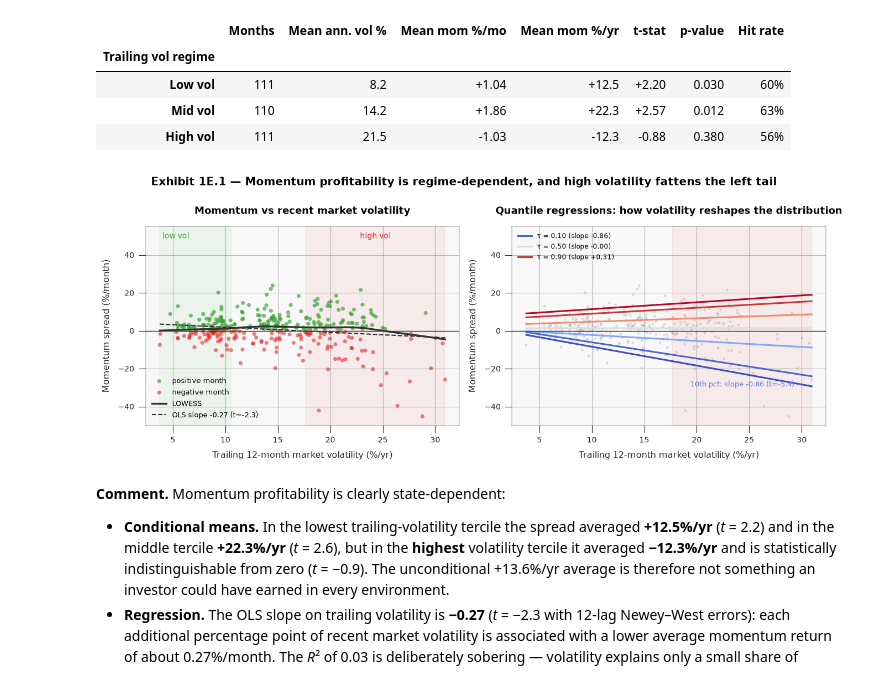
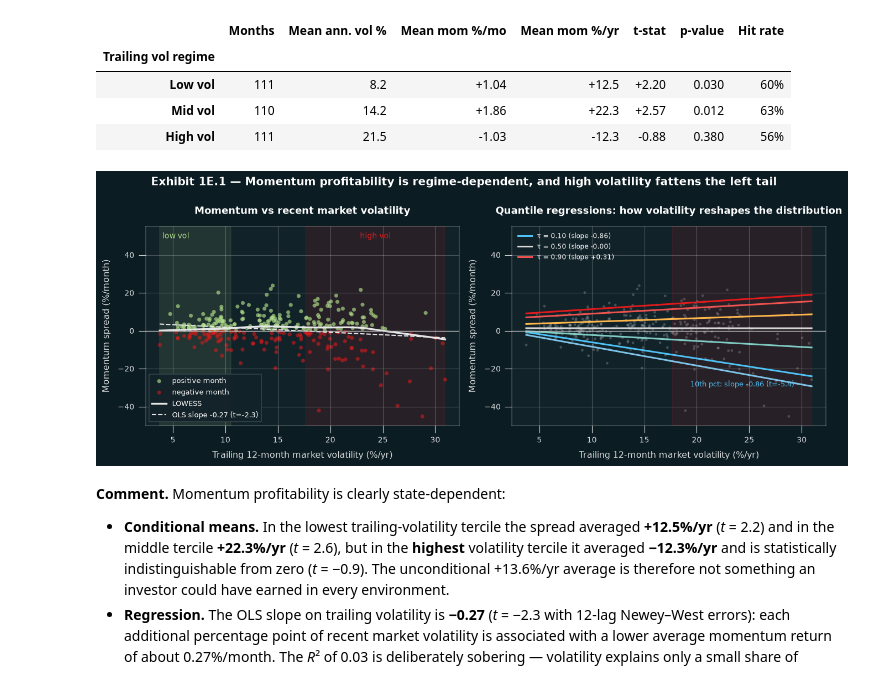
Before and after one commit to Prolead1/goldman2, a Jupyter notebook: notebooks/part1-factor-investing.ipynb, the cells around one changed output. Cells and saved outputs as stored; diff of their text form; code cells hidden in the pictures.

```diff
--- a/notebooks/part1-factor-investing.ipynb
+++ b/notebooks/part1-factor-investing.ipynb
@@ -151,15 +161,15 @@ for i, (factor, label) in enumerate(FACTORS.items()):
         c = colours[row["Period"]]
         ci = 1.96 * se
         ax.errorbar(m, y, xerr=ci, fmt="o", color=c, markersize=9,
-                    capsize=4, lw=2, markeredgecolor="white", markeredgewidth=1.0, zorder=3)
+                    capsize=4, lw=2, markeredgecolor=PANEL, markeredgewidth=1.0, zorder=3)
         lx = m + ci + 0.7 if j == 0 else m - ci - 0.7
         ax.text(lx, y, f"t={row['t-stat']:.2f}", ha="left" if j == 0 else "right", va="center",
                 fontsize=9.5, color=c, fontweight="bold", zorder=4,
-                bbox=dict(facecolor="white", edgecolor="none", alpha=0.85, pad=1.2))
+                bbox=dict(facecolor=PANEL, edgecolor="none", alpha=0.9, pad=1.2))
     ax.plot(stats_row["Ann. mean %/yr"], [i + 0.16, i - 0.16],
-            color="#BBBBBB", lw=1.4, zorder=1)
+            color="#7A8A92", lw=1.4, zorder=1)
 
-ax.axvline(0, color="#555555", lw=1.1, ls="--")
+ax.axvline(0, color="#C0C0C0", lw=1.1, ls="--")
 ax.set_yticks(range(len(FACTORS)), [FACTORS[f] for f in FACTORS])
 ax.set_xlabel("Annualised arithmetic mean premium (%/yr); whiskers = 95% CI; labels = t-stat")
 ax.set_title("Exhibit 1A.1 — The size and value premia faded after publication day")
@@ -181,7 +191,7 @@ for ax, factor in zip(axes, factors):
     ax.fill_between(x, s, 0, where=s >= 0, color=C["pos"], alpha=0.20, interpolate=True)
     ax.fill_between(x, s, 0, where=s < 0, color=C["neg"], alpha=0.20, interpolate=True)
     ax.plot(x, s, color=C["neutral"], lw=2.0)
-    ax.axhline(0, color="#333333", lw=0.9)
+    ax.axhline(0, color="#C0C0C0", lw=0.9)
     ax.axvline(pd.Timestamp("1993-01-01"), color=C["momentum"], lw=1.4, ls="--")
     ax.set_ylabel("%/yr")
     ax.set_title(FACTORS[factor], loc="left", fontsize=11.5)
@@ -214,7 +224,7 @@ for ax, series, colour, title in [
     x = series.index.to_timestamp()
     ax.plot(x, series.cumsum(), color=colour, lw=2.0)
     ax.fill_between(x, series.cumsum(), color=colour, alpha=0.18)
-    ax.axhline(0, color="#333333", lw=0.9)
+    ax.axhline(0, color="#C0C0C0", lw=0.9)
     ax.set_title(title, fontsize=11.5)
     ax.set_ylabel("Cumulative spread (sum of monthly %)")
     ax.margins(x=0.01)
@@ -576,50 +587,52 @@ Table 1E.1 — Momentum profitability by trailing 12-month market-volatility ter
 fig, (ax1, ax2) = plt.subplots(1, 2, figsize=(12.2, 4.8))
 
 q33, q67 = vol.quantile([1/3, 2/3])
-ax1.axvspan(vol.min(), q33, color=C["pos"], alpha=0.06, zorder=0)
-ax1.axvspan(q67, vol.max(), color=C["neg"], alpha=0.06, zorder=0)
+ax1.axvspan(vol.min(), q33, color=C["pos"], alpha=0.10, zorder=0)
+ax1.axvspan(q67, vol.max(), color=C["neg"], alpha=0.10, zorder=0)
 ax1.text(q33 / 2, 52, "low vol", color=C["pos"], fontsize=9, ha="center", va="top")
 ax1.text((q67 + vol.max()) / 2, 52, "high vol", color=C["neg"], fontsize=9, ha="center", va="top")
 neg = mom_regime < 0
 ax1.scatter(vol[~neg], mom_regime[~neg], s=22, color=C["pos"], alpha=0.65, edgecolor="none", label="positive month")
 ax1.scatter(vol[neg], mom_regime[neg], s=22, color=C["neg"], alpha=0.55, edgecolor="none", label="negative month")
 line = lowess(mom_regime, vol, frac=0.45, return_sorted=True)
-ax1.plot(line[:, 0], line[:, 1], color="#333333", lw=2.2, label="LOWESS")
+ax1.plot(line[:, 0], line[:, 1], color="#E6E6E6", lw=2.2, label="LOWESS")
 vol_sorted = vol.sort_values()
 ax1.plot(vol_sorted, ols.params.iloc[0] + ols.params.iloc[1] * vol_sorted,
-         color="#333333", lw=1.4, ls="--", label=f"OLS slope {ols.params.iloc[1]:+.2f} (t={ols.tvalues.iloc[1]:.1f})")
-ax1.axhline(0, color="#333333", lw=0.9)
+         color="#E6E6E6", lw=1.4, ls="--", label=f"OLS slope {ols.params.iloc[1]:+.2f} (t={ols.tvalues.iloc[1]:.1f})")
+ax1.axhline(0, color="#C0C0C0", lw=0.9)
 ax1.set_xlabel("Trailing 12-month market volatility (%/yr)")
 ax1.set_ylabel("Momentum spread (%/month)")
 ax1.set_title("Momentum vs recent market volatility", fontsize=11.5)
 ax1.set_ylim(-50, 55)
-ax1.legend(fontsize=8.5, loc="lower left")
+ax1.legend(fontsize=8.5, loc="lower left", frameon=True, facecolor=PANEL,
+           edgecolor="#3A4A52", framealpha=0.92)
 
-cmap = plt.get_cmap("coolwarm")
+Q_COLOURS = {0.05: "#7FC4E8", 0.10: "#4FC3F7", 0.25: "#80CBC4",
+             0.50: "#D9D9D9", 0.75: "#FFB74D", 0.90: "#EF5350", 0.95: "#E31A1C"}
 xgrid = np.linspace(vol.min(), vol.max(), 60)
 for tau in taus:
-    colour = cmap((tau - 0.05) / 0.9)
+    colour = Q_COLOURS[tau]
     ygrid = qr_fits[tau].params.iloc[0] + qr_fits[tau].params.iloc[1] * xgrid
     ax2.plot(xgrid, ygrid, color=colour, lw=2.0,
              label=f"τ = {tau:.2f} (slope {slopes[tau]:+.2f})" if tau in (0.10, 0.50, 0.90) else None)
-ax2.scatter(vol, mom_regime, s=10, color="#AAAAAA", alpha=0.35, edgecolor="none", zorder=0)
-ax2.axhline(0, color="#333333", lw=0.9)
-ax2.axvspan(q67, vol.max(), color=C["neg"], alpha=0.06, zorder=0)
+ax2.scatter(vol, mom_regime, s=10, color="#9AA7AD", alpha=0.35, edgecolor="none", zorder=0)
+ax2.axhline(0, color="#C0C0C0", lw=0.9)
+ax2.axvspan(q67, vol.max(), color=C["neg"], alpha=0.10, zorder=0)
 ax2.set_xlabel("Trailing 12-month market volatility (%/yr)")
 ax2.set_ylabel("Momentum spread (%/month)")
 ax2.set_title("Quantile regressions: how volatility reshapes the distribution", fontsize=11.5)
 ax2.set_ylim(-50, 55)
 ax2.legend(fontsize=8)
 ax2.annotate(f"10th pct: slope {slopes[0.10]:+.2f} (t={slope_ts[0.10]:.1f})",
              xy=(vol.max() - 1, qr_fits[0.10].params.iloc[0] + qr_fits[0.10].params.iloc[1] * (vol.max() - 1)),
-             xytext=(-8, -14), textcoords="offset points", fontsize=8.5, color=cmap(0.10), ha="right")
+             xytext=(-8, -14), textcoords="offset points", fontsize=8.5, color=Q_COLOURS[0.10], ha="right")
 
 fig.suptitle("Exhibit 1E.1 — Momentum profitability is regime-dependent, and high volatility fattens the left tail",
              fontsize=13, fontweight="bold", y=1.0)
 fig.tight_layout()
 save_exhibit(fig, "1e_momentum_regime")
 # %% [output]
-[figure, old version]
+[figure, new version]
 # %% [markdown]
 **Comment.** Momentum profitability is clearly state-dependent:
 
```
Also changed, not shown: parts of 7 cells of this notebook, 7 other files.
